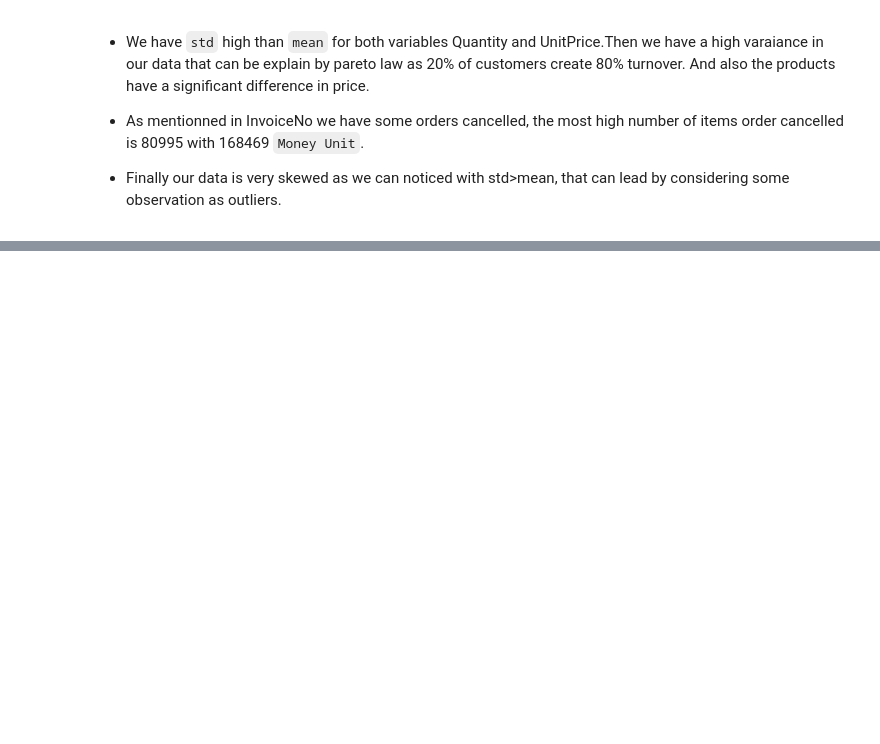
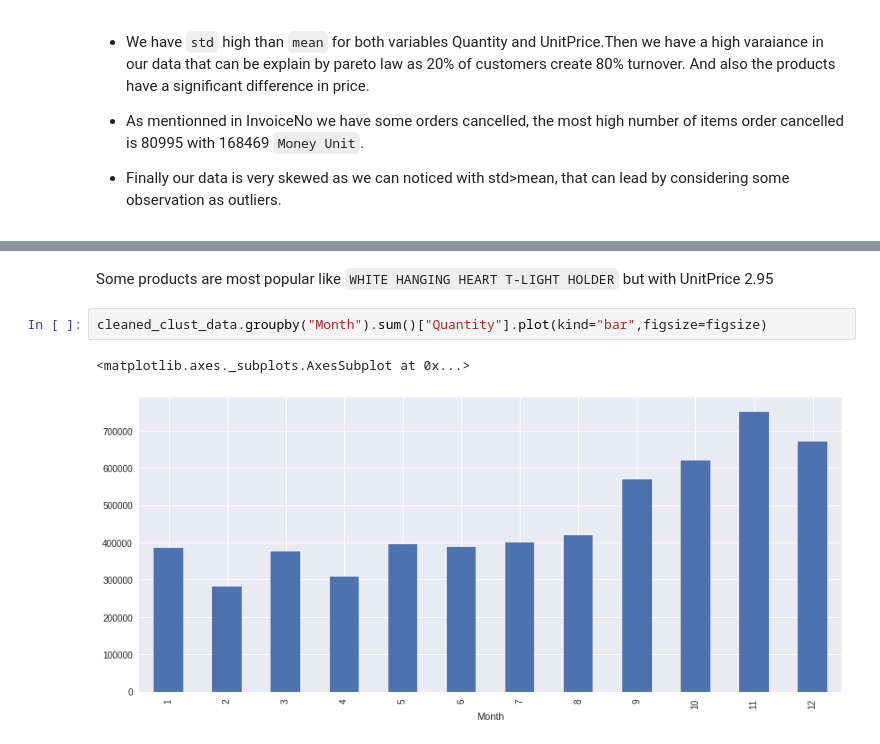
Before and after one commit to AdvancedGroupBootcamp/ai_marie_alex_moussa, a Jupyter notebook: Clustering and Reduction/Clustering.ipynb, the cells around one changed output, grey strips where cells are left out. Drawn from its saved outputs; the diff is of its cells as text; blank space fills up the shorter version.

```diff
--- a/Clustering and Reduction/Clustering.ipynb
+++ b/Clustering and Reduction/Clustering.ipynb
@@ -146,0 +216,7 @@ clust_data.groupby("Order_status").count()["InvoiceNo"].plot(kind="bar")
+# %% [markdown]
+Some products are most popular like `WHITE HANGING HEART T-LIGHT HOLDER` but with UnitPrice 2.95
+# %%
+cleaned_clust_data.groupby("Month").sum()["Quantity"].plot(kind="bar",figsize=figsize)
+# %% [output]
+<matplotlib.axes._subplots.AxesSubplot at 0x...>
+[figure, added]
```
Also changed, not shown: parts of 62 cells of this notebook.
